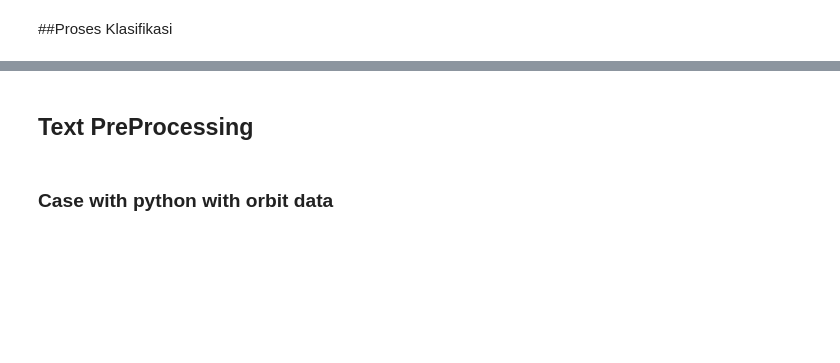
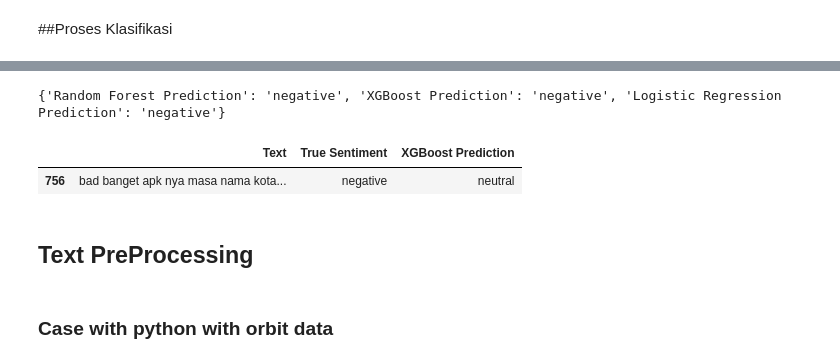
Before and after one commit to MuzniZakiRiyadi/Text_Analysis, a Jupyter notebook: UAS_TEXT_ANALYSIS_MUZNI_ZAKI_RIYADI_2008108010027.ipynb, the cells around one changed output, grey strips where cells are left out. Saved outputs shown, nothing was run; the diff lists cells and outputs as text; code cells hidden in the pictures; blank space fills up the shorter version.

```diff
--- a/UAS_TEXT_ANALYSIS_MUZNI_ZAKI_RIYADI_2008108010027.ipynb
+++ b/UAS_TEXT_ANALYSIS_MUZNI_ZAKI_RIYADI_2008108010027.ipynb
@@ -203,0 +373,7 @@ KeyError: ignored
+# %%
+X = df['contentp_clean']  # Text data
+y_multi = df['sentiment_encoded']  # Multi-class labels ("positive," "negative," "neutral")
+
+X_train, X_test, y_multi_train, y_multi_test = train_test_split(
+    X, y_multi, test_size=0.2, random_state=42
+)
@@ -203,0 +407,25 @@ KeyError: ignored
+# %%
+# Multi-class Classification with Random Forest and GridSearchCV
+rf_classifier = RandomForestClassifier()
+param_grid_rf = {'n_estimators': [100, 200, 300], 'max_depth': [None, 10, 20]}
+grid_search_rf = GridSearchCV(rf_classifier, param_grid_rf, cv=3, scoring='accuracy')
+grid_search_rf.fit(X_train_tfidf, y_multi_train)
+best_rf_model = grid_search_rf.best_estimator_
+
+# Multi-class Classification with XGBoost and GridSearchCV
+xgb_classifier = XGBClassifier()
+param_grid_xgb = {'n_estimators': [100, 200, 300], 'max_depth': [3, 4, 5], 'learning_rate': [0.01, 0.1, 0.2]}
+grid_search_xgb = GridSearchCV(xgb_classifier, param_grid_xgb, cv=3, scoring='accuracy')
+grid_search_xgb.fit(X_train_tfidf, y_multi_train)
+best_xgb_model = grid_search_xgb.best_estimator_
+# %%
+# Evaluate binary classification model (Random Forest)
+multi_predictions_rf = best_rf_model.predict(X_test_tfidf)
+multi_predictions_xgb = best_xgb_model.predict(X_test_tfidf)
+
+print("Multi Classification Report (Random Forest):")
+print(classification_report(y_multi_test, multi_predictions_rf))
+
+# Evaluate binary classification model (XGBoost)
+print("Multi Classification Report (XGBoost):")
+print(classification_report(y_multi_test, multi_predictions_xgb))
@@ -204,3 +450,42 @@ KeyError: ignored
+# %%
+def predict_sentiment_multiclass(text):
+    # Preprocess the input text (e.g., remove punctuation, lowercase, etc.)
+    preprocessed_text = text.lower()  # You can add more pre-processing steps as needed
+
+    # Vectorize the preprocessed text using the TF-IDF vectorizer
+    text_vectorized = tfidf_vectorizer.transform([preprocessed_text])
+
+    # Predict sentiment using all three models
+    rf_prediction = best_rf_model.predict(text_vectorized)[0]
+    xgb_prediction = best_xgb_model.predict(text_vectorized)[0]
+    logistic_prediction = logistic_classifier.predict(text_vectorized)[0]
+
+    # Map numeric labels to sentiment labels
+    sentiment_labels = {0: "negative", 1: "neutral", 2: "positive"}
+
+    return {
+        "Random Forest Prediction": sentiment_labels[rf_prediction],
+        "XGBoost Prediction": sentiment_labels[xgb_prediction],
+        "Logistic Regression Prediction": sentiment_labels[logistic_prediction],
+    }
+
+# Example usage:
+input_text = "biasa saja"
+sentiment_prediction = predict_sentiment_multiclass(input_text)
+print(sentiment_prediction)
+# %% [output]
+{'Random Forest Prediction': 'negative', 'XGBoost Prediction': 'negative', 'Logistic Regression Prediction': 'negative'}
+# %%
+predicted_sentiments_xgb = label_encoder.inverse_transform(multi_predictions_xgb)
+
+# Create a DataFrame to store the test data and predictions
+results_df = pd.DataFrame({'Text': X_test, 'True Sentiment': label_encoder.inverse_transform(y_multi_test),
+                            'XGBoost Prediction': predicted_sentiments_xgb})
+# %%
+results_df[results_df['XGBoost Prediction'] == 'neutral']
+# %% [output]
+|  | Text | True Sentiment | XGBoost Prediction |
+| 756 | bad banget apk nya masa nama kota... | negative | neutral |
 # %% [markdown]
 ## Text PreProcessing
 # %% [markdown]
```
Also changed, not shown: parts of 23 cells of this notebook.
